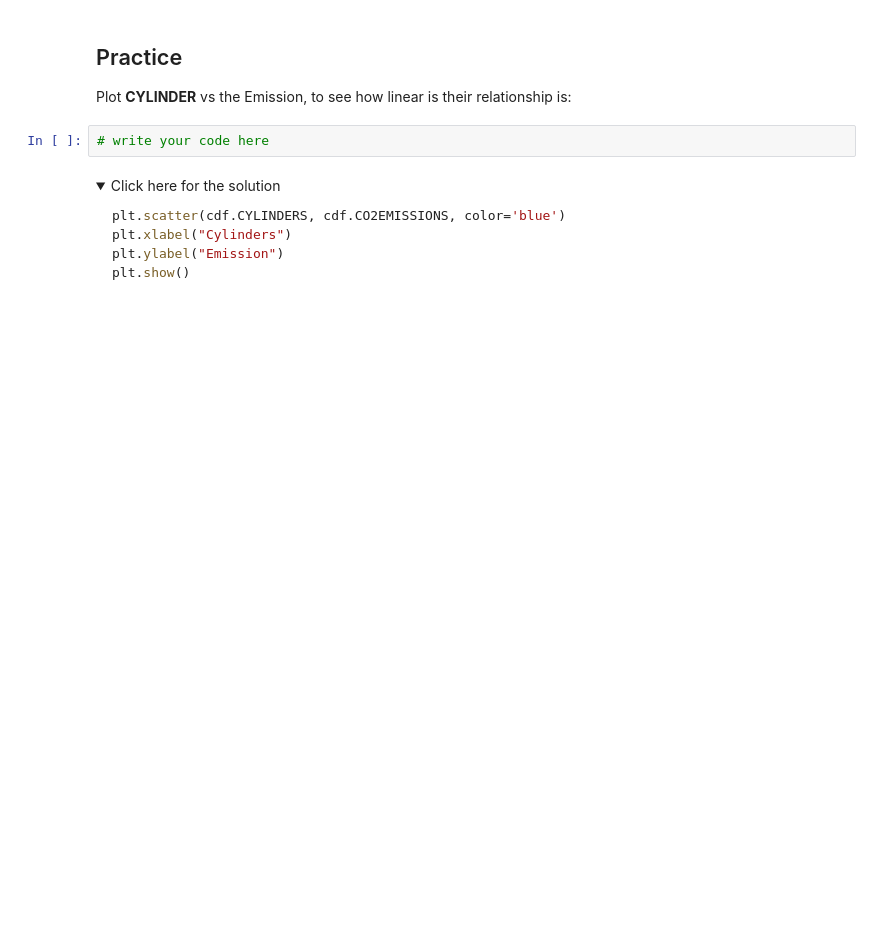
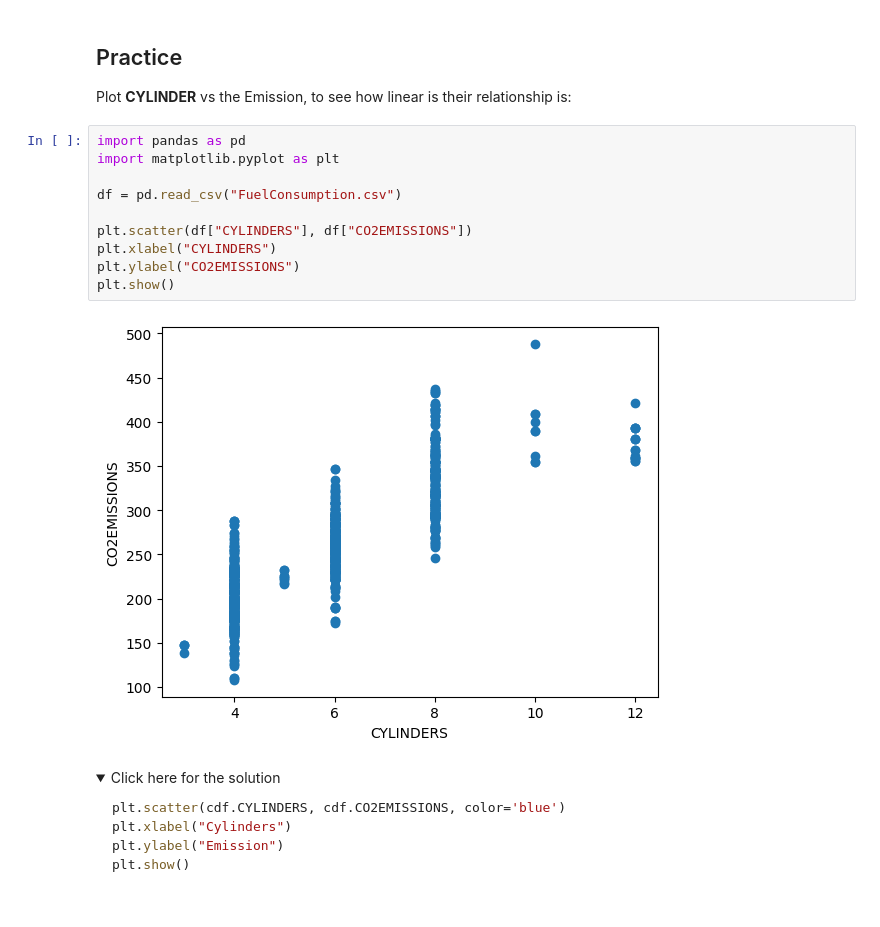
Before and after one commit to ironhack-labs/lab-simple-linear-regression, a Jupyter notebook: main.ipynb, the cells around one changed output. Saved outputs shown, nothing was run; the diff lists cells and outputs as text; folded sections open; blank space fills up the shorter version.

```diff
--- a/main.ipynb
+++ b/main.ipynb
@@ -85,8 +130,18 @@ plt.show()
 # %% [markdown]
 ## Practice
 Plot __CYLINDER__ vs the Emission, to see how linear is their relationship is:
-# %%
-# write your code here
+# %%
+import pandas as pd
+import matplotlib.pyplot as plt
+
+df = pd.read_csv("FuelConsumption.csv")
+
+plt.scatter(df["CYLINDERS"], df["CO2EMISSIONS"])
+plt.xlabel("CYLINDERS")
+plt.ylabel("CO2EMISSIONS")
+plt.show()
+# %% [output]
+[figure, added]
 # %% [markdown]
 <details><summary>Click here for the solution</summary>
 
```
Also changed, not shown: parts of 19 cells of this notebook.
